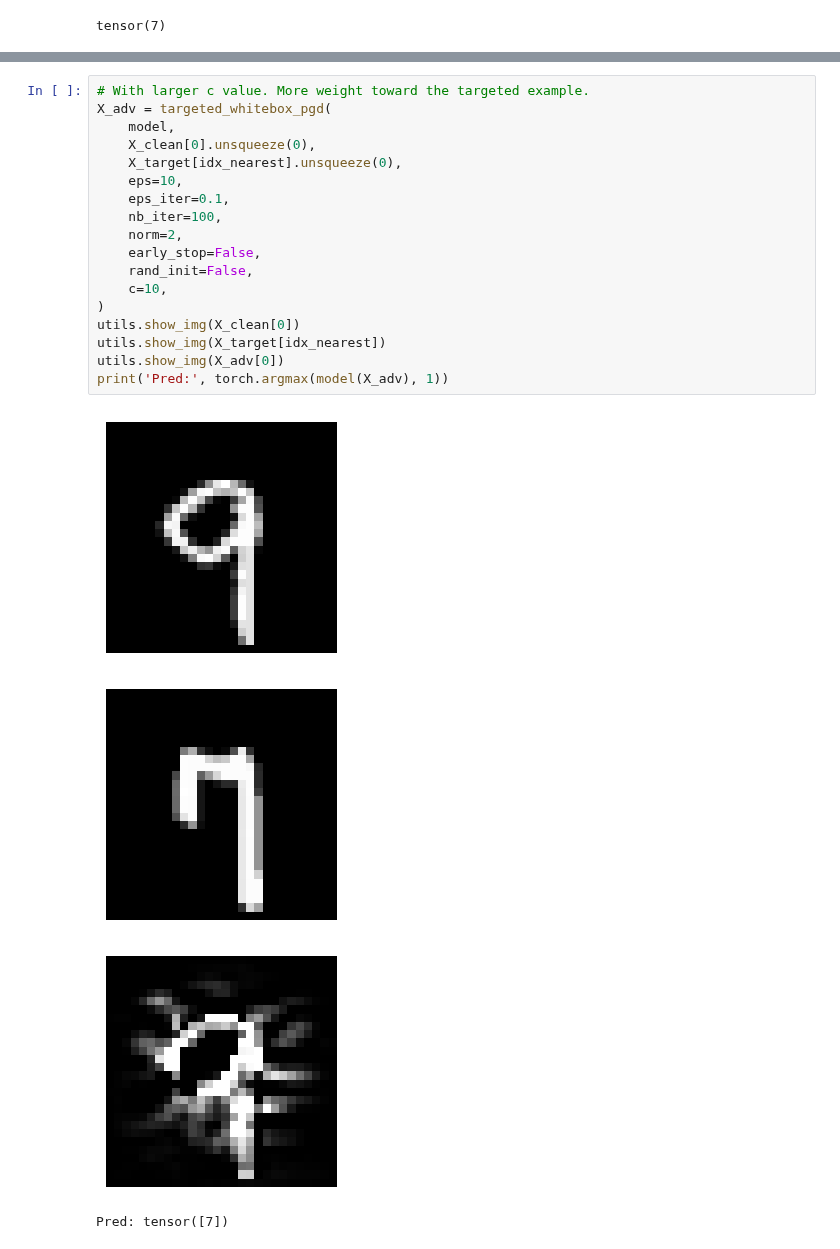
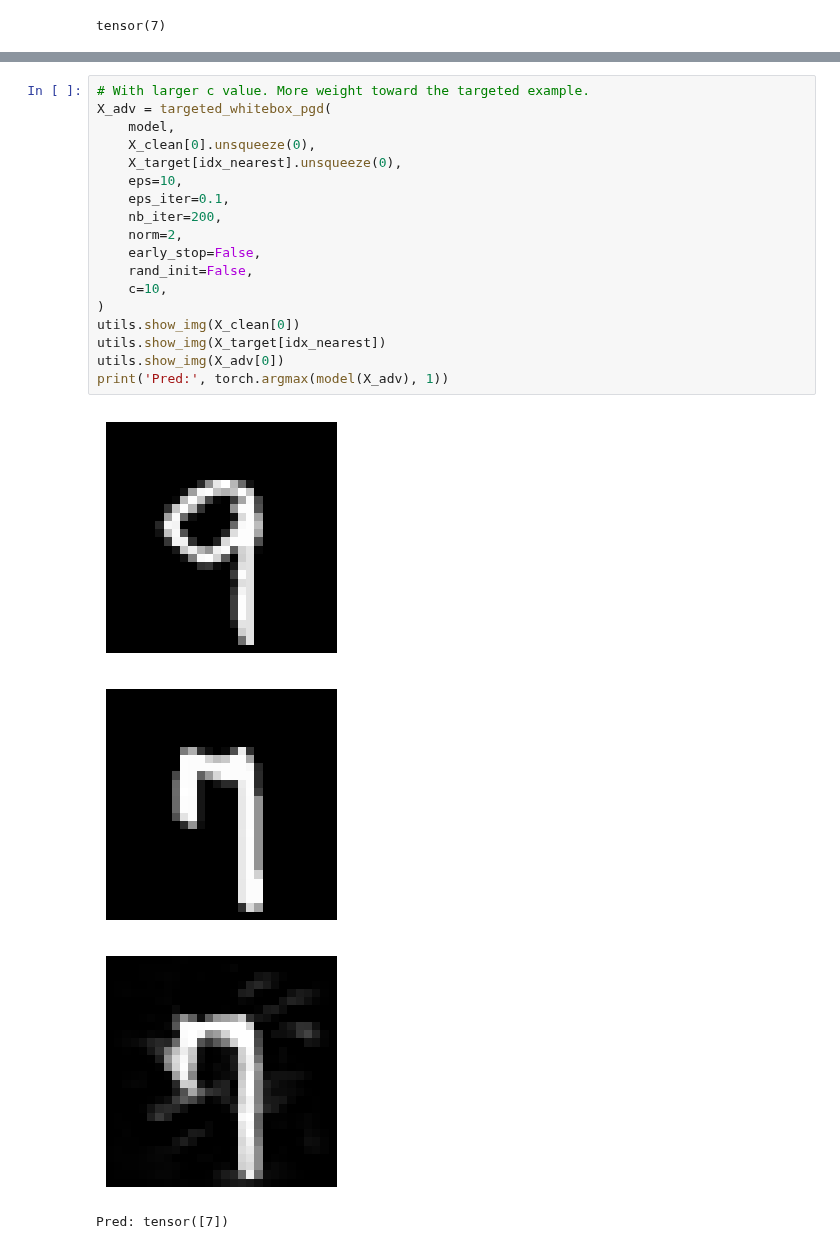
Before and after one commit to changx03/baard, a Jupyter notebook: examples/whitebox_mnist.ipynb, the cells around one changed output, grey strips where cells are left out. Drawn from its saved outputs; the diff is of its cells as text.

```diff
--- a/examples/whitebox_mnist.ipynb
+++ b/examples/whitebox_mnist.ipynb
@@ -120,23 +120,23 @@ Pred: tensor([7])
 # %%
 # With larger c value. More weight toward the targeted example.
 X_adv = targeted_whitebox_pgd(
     model,
     X_clean[0].unsqueeze(0),
     X_target[idx_nearest].unsqueeze(0),
     eps=10,
     eps_iter=0.1,
-    nb_iter=100,
+    nb_iter=200,
     norm=2,
     early_stop=False,
     rand_init=False,
     c=10,
 )
 utils.show_img(X_clean[0])
 utils.show_img(X_target[idx_nearest])
 utils.show_img(X_adv[0])
 print('Pred:', torch.argmax(model(X_adv), 1))
 # %% [output]
 [figure]
 [figure]
-[figure, old version]
+[figure, new version]
 Pred: tensor([7])
```
Also changed, not shown: parts of 3 cells of this notebook, 4 other files.
